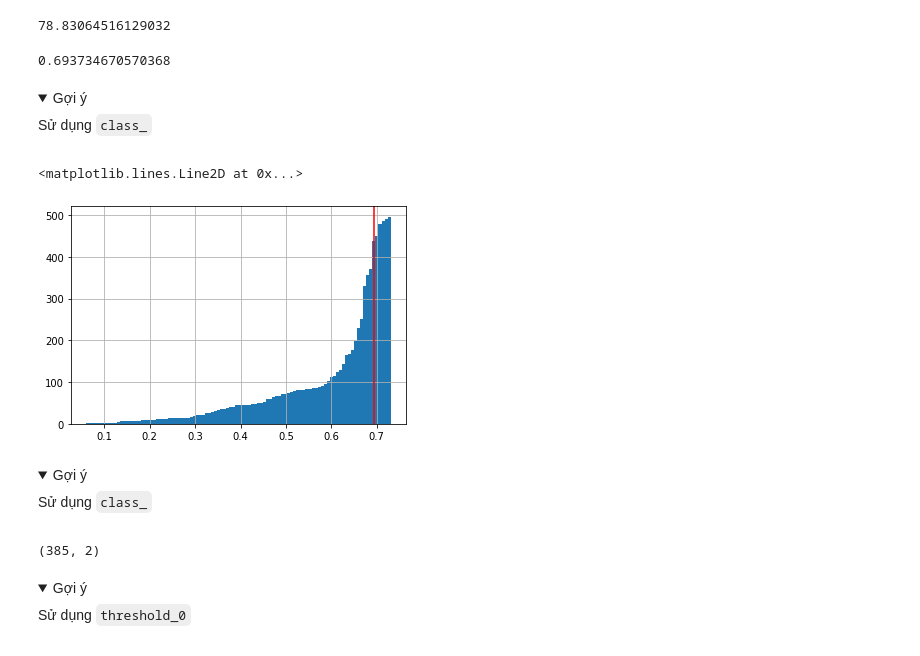
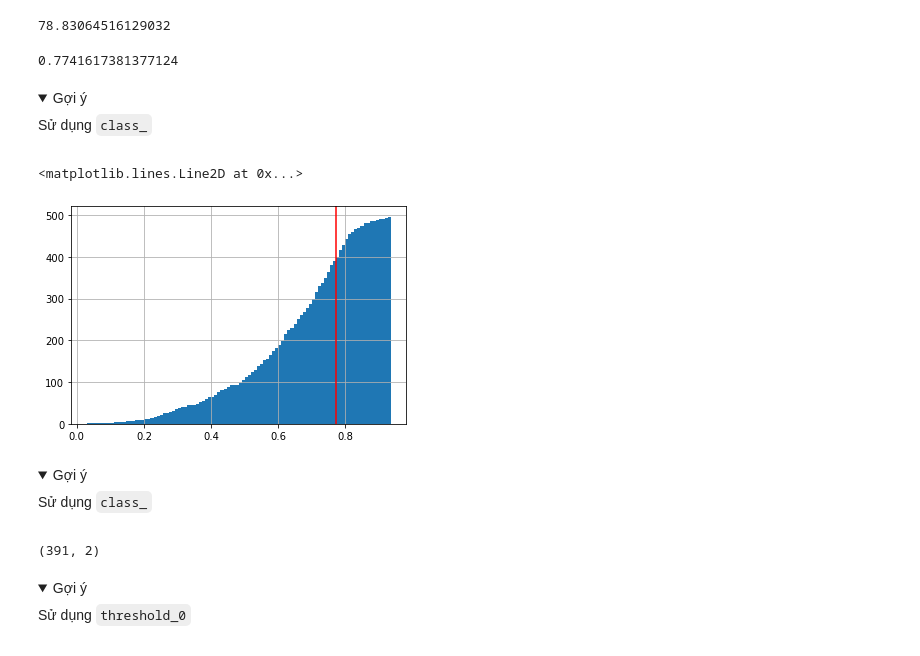
Before and after one commit to ngohongthai/ml-labs, a Jupyter notebook: classification/lab-13-undersampling/[VN]13_4 Ngưỡng Instance Hardness.ipynb, the cells around one changed output. Saved outputs shown, nothing was run; the diff lists cells and outputs as text; code cells hidden in the pictures; folded sections open.

```diff
--- a/classification/lab-13-undersampling/[VN]13_4 Ngưỡng Instance Hardness.ipynb
+++ b/classification/lab-13-undersampling/[VN]13_4 Ngưỡng Instance Hardness.ipynb
@@ -1158,7 +1160,7 @@ plt.show()
 - Thử với ngưỡng lọc và đánh giá tác động của việc lọc.
 # %%
 logit = OneVsRestClassifier(LogisticRegression(random_state=1, max_iter=1000))
-probs = cross_val_predict(logit, X, y, cv=skf, n_jobs=4, method="predict_proba")
+probs = cross_val_predict(logit, X, y, cv=skf, n_jobs=None, method="predict_proba")
 probs = pd.DataFrame(probs, columns=['p(0)', 'p(1)', 'p(2)'])
 probs
 # %% [output]
@@ -1219,7 +1268,7 @@ majority_samples = balance[class_]
 
 # chúng ta tìm thấy bao nhiêu phần trăm
 # số quan sát này
-perc = n_samples / ...
+perc = n_samples / majority_samples
 
 perc
 # %% [output]
@@ -1245,11 +1294,11 @@ perc
 
 # tìm ngưỡng mà chúng ta thấy 78% quan sát
 
-threshold_0 = np.percentile(probs[y == ...]['p(0)'], perc)
+threshold_0 = np.percentile(probs[y == class_]['p(0)'], perc)
 
 threshold_0
 # %% [output]
-0.693734670570368
+0.7741617381377124
 # %% [markdown]
 <details><summary> Gợi ý </summary>
 
@@ -1259,14 +1308,14 @@
 # %%
 ## Yêu cầu 23:
 ## VIẾT CODE Ở ĐÂY:
 
 # khiến nó trực quan hơn một chút
 
-probs[y == ...]['p(0)'].hist(cumulative=True, bins=100)
+probs[y == class_]['p(0)'].hist(cumulative=True, bins=100)
 plt.axvline(x=threshold_0, color='red')
 # %% [output]
 <matplotlib.lines.Line2D at 0x...>
-[figure, old version]
+[figure, new version]
 # %% [markdown]
 <details><summary> Gợi ý </summary>
 
@@ -1280,7 +1329,7 @@
 # chúng ta loại các quan sát khỏi lớp đa số (chỉ) khi
 # random forest trả về xác suất dưới ngưỡng
 
-condition_0 = (y==class_) & (probs['p(0)'] < ...)
+condition_0 = (y==class_) & (probs['p(0)'] < threshold_0)
 
 # tìm các quan sát đó trong tập dữ liệu
 filtered_0 = X.loc[condition_0]
@@ -1288,7 +1337,7 @@ filtered_0 = X.loc[condition_0]
 # số quan sát để loại
 filtered_0.shape
 # %% [output]
-(385, 2)
+(391, 2)
 # %% [markdown]
 <details><summary> Gợi ý </summary>
 
```
Also changed, not shown: parts of 21 cells of this notebook.
